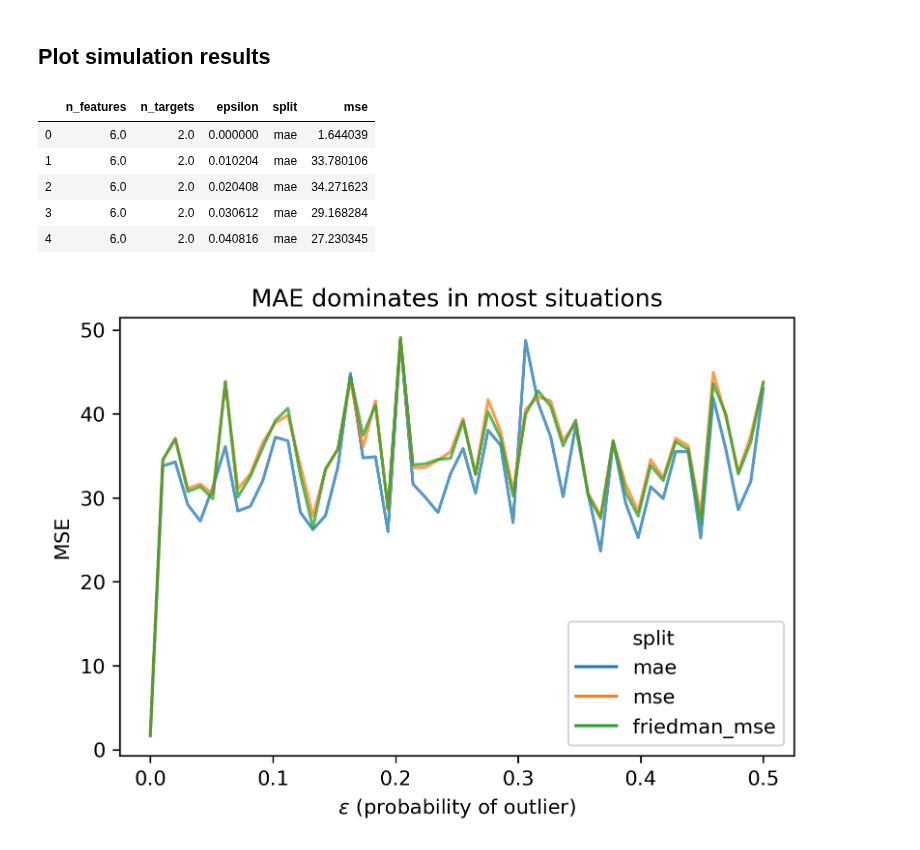
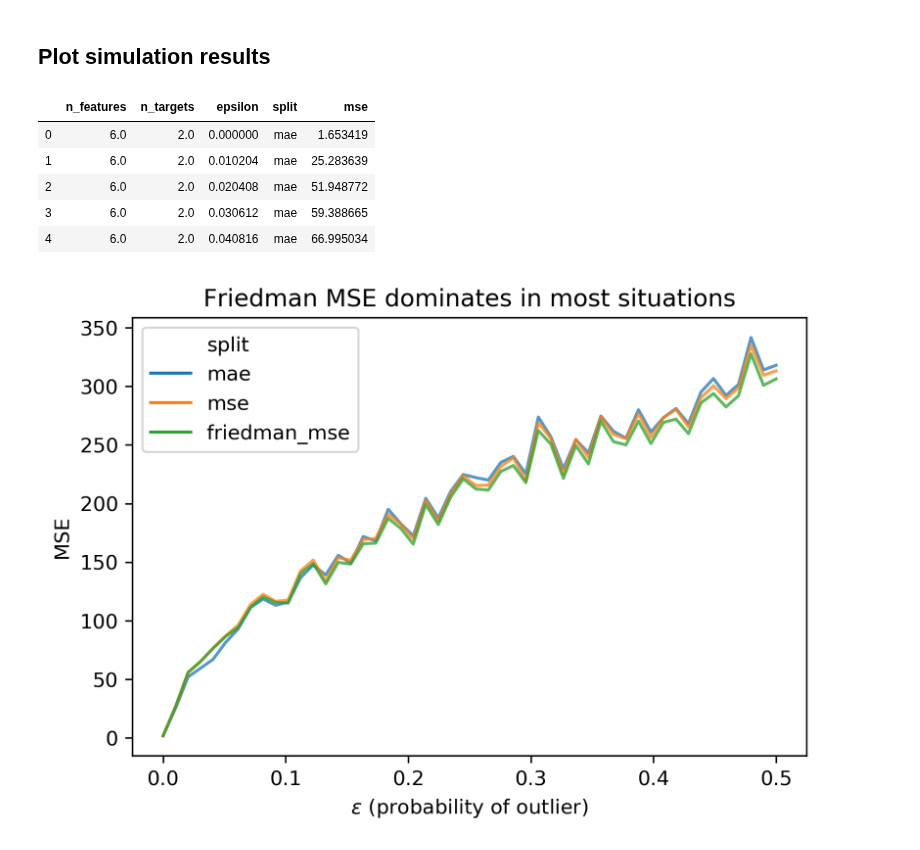
Before and after one commit to NeuroDataDesign/tealeaf, a Jupyter notebook: vivek/simulations/vg_sklearn_splitters_6_11_2019.ipynb, the cells around one changed output. Cells and saved outputs as stored; diff of their text form; code cells hidden in the pictures.

Commit message:
Add fixed simulation results

```diff
--- a/vivek/simulations/vg_sklearn_splitters_6_11_2019.ipynb
+++ b/vivek/simulations/vg_sklearn_splitters_6_11_2019.ipynb
@@ -82,7 +82,7 @@ plt.show()
 # %% [markdown]
 ## Plot simulation results
 # %%
-df = pd.read_csv("sim_results.csv", index_col="Unnamed: 0")
+df = pd.read_csv("sim1_results.csv", index_col="Unnamed: 0")
 df = pd.melt(
     df,
     id_vars=["n_features", "n_targets", "epsilon"],
@@ -94,19 +94,19 @@ df["split"].str.upper()
 df.head()
 # %% [output]
 |  | n_features | n_targets | epsilon | split | mse |
-| 0 | 6.0 | 2.0 | 0.000000 | mae | 1.644039 |
-| 1 | 6.0 | 2.0 | 0.010204 | mae | 33.780106 |
-| 2 | 6.0 | 2.0 | 0.020408 | mae | 34.271623 |
-| 3 | 6.0 | 2.0 | 0.030612 | mae | 29.168284 |
-| 4 | 6.0 | 2.0 | 0.040816 | mae | 27.230345 |
+| 0 | 6.0 | 2.0 | 0.000000 | mae | 1.653419 |
+| 1 | 6.0 | 2.0 | 0.010204 | mae | 25.283639 |
+| 2 | 6.0 | 2.0 | 0.020408 | mae | 51.948772 |
+| 3 | 6.0 | 2.0 | 0.030612 | mae | 59.388665 |
+| 4 | 6.0 | 2.0 | 0.040816 | mae | 66.995034 |
 # %%
 fig, ax = plt.subplots(dpi=300)
 f = sns.lineplot(x="epsilon", y="mse", hue="split", data=df, alpha=0.75, ax=ax)
 f.set(
     xlabel=r"$\epsilon$ (probability of outlier)",
     ylabel="MSE",
-    title="MAE dominates in most situations"
+    title="Friedman MSE dominates in most situations"
 )
 plt.show()
 # %% [output]
-[figure, old version]
+[figure, new version]
```
Also changed, not shown: parts of 2 cells of this notebook, 1 other file.
